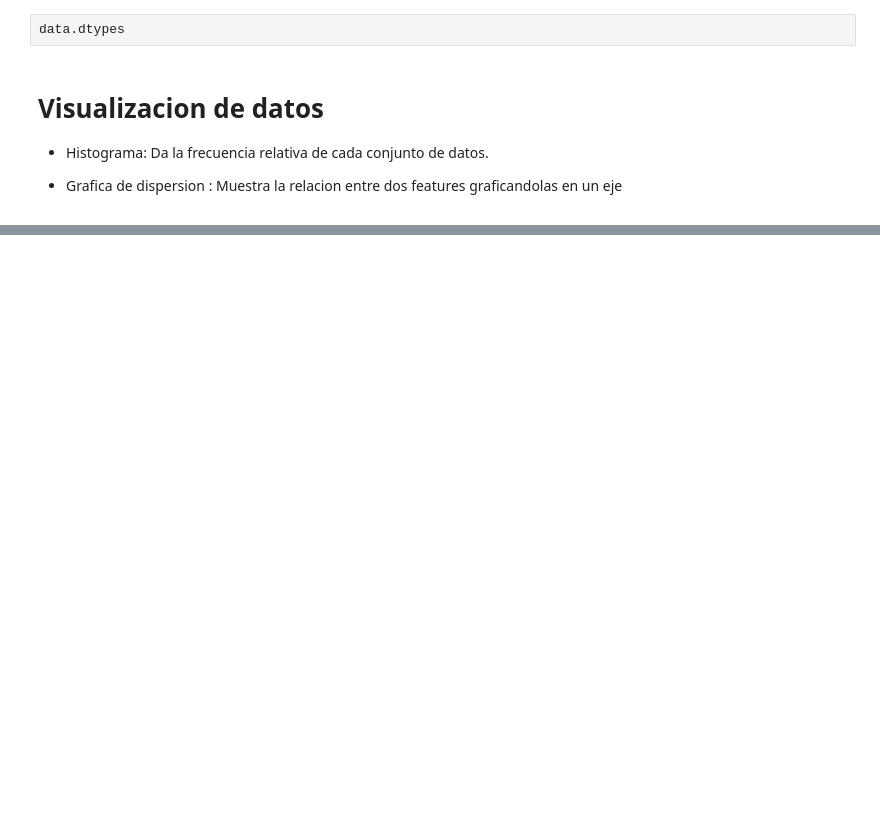
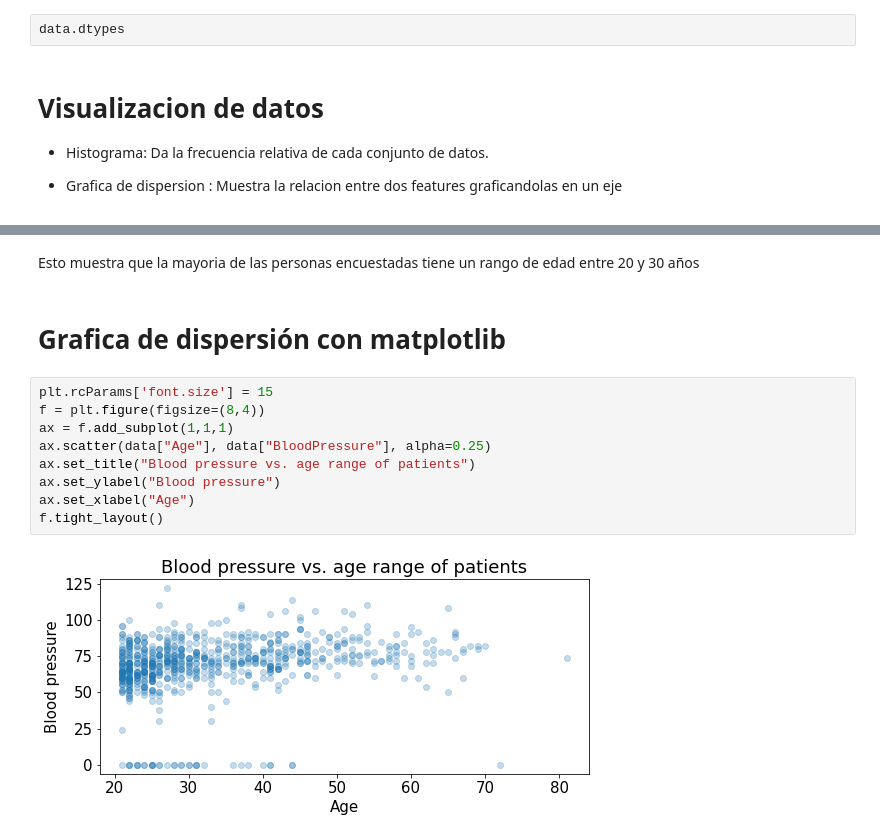
Before and after one commit to dalejandroramirez/introduction_machine_learning, a Jupyter notebook: introduccion.ipynb, the cells around one changed output, grey strips where cells are left out. Cells and saved outputs as stored; diff of their text form; blank space fills up the shorter version.

Commit message:
Visualizacion de datos y limpieza de datos
Toda la informacion esta en el Readme

```diff
--- a/introduccion.ipynb
+++ b/introduccion.ipynb
@@ -35,0 +78,15 @@ sns.jointplot(data = data["Age"]);
+# %% [markdown]
+Esto muestra que la mayoria de las personas encuestadas tiene un rango de edad entre 20 y 30 años
+# %% [markdown]
+# Grafica de dispersión con matplotlib
+# %%
+plt.rcParams['font.size'] = 15
+f = plt.figure(figsize=(8,4))
+ax = f.add_subplot(1,1,1)
+ax.scatter(data["Age"], data["BloodPressure"], alpha=0.25)
+ax.set_title("Blood pressure vs. age range of patients")
+ax.set_ylabel("Blood pressure")
+ax.set_xlabel("Age")
+f.tight_layout()
+# %% [output]
+[figure, added]
```
Also changed, not shown: parts of 12 cells of this notebook, 2 other files.
